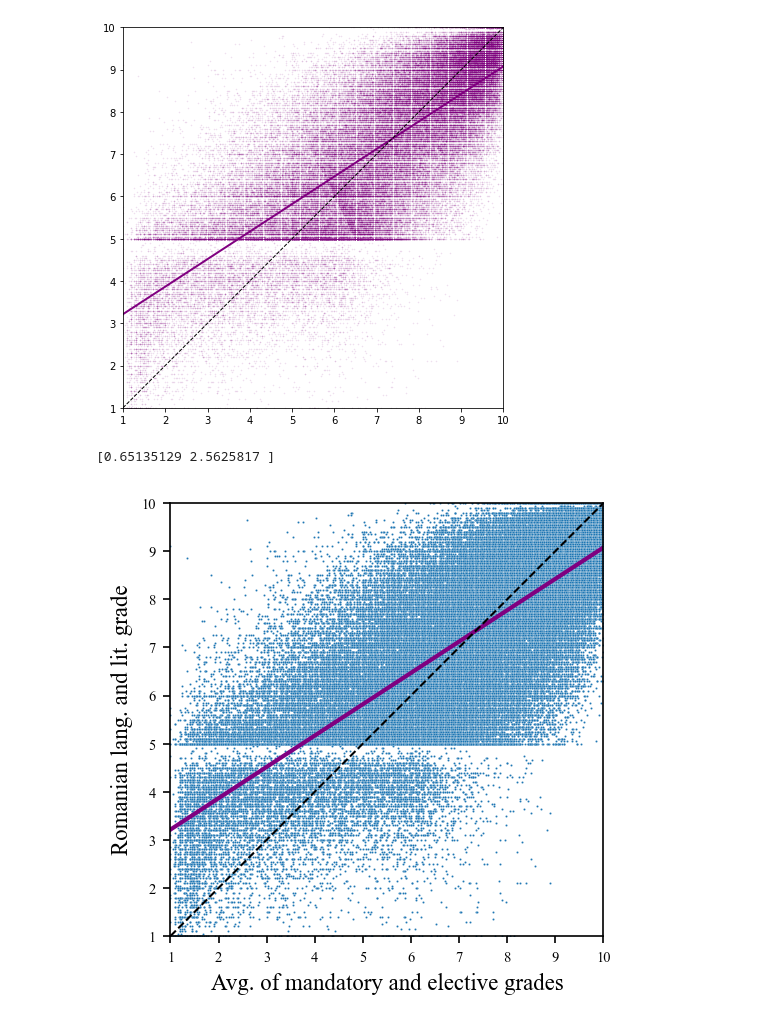
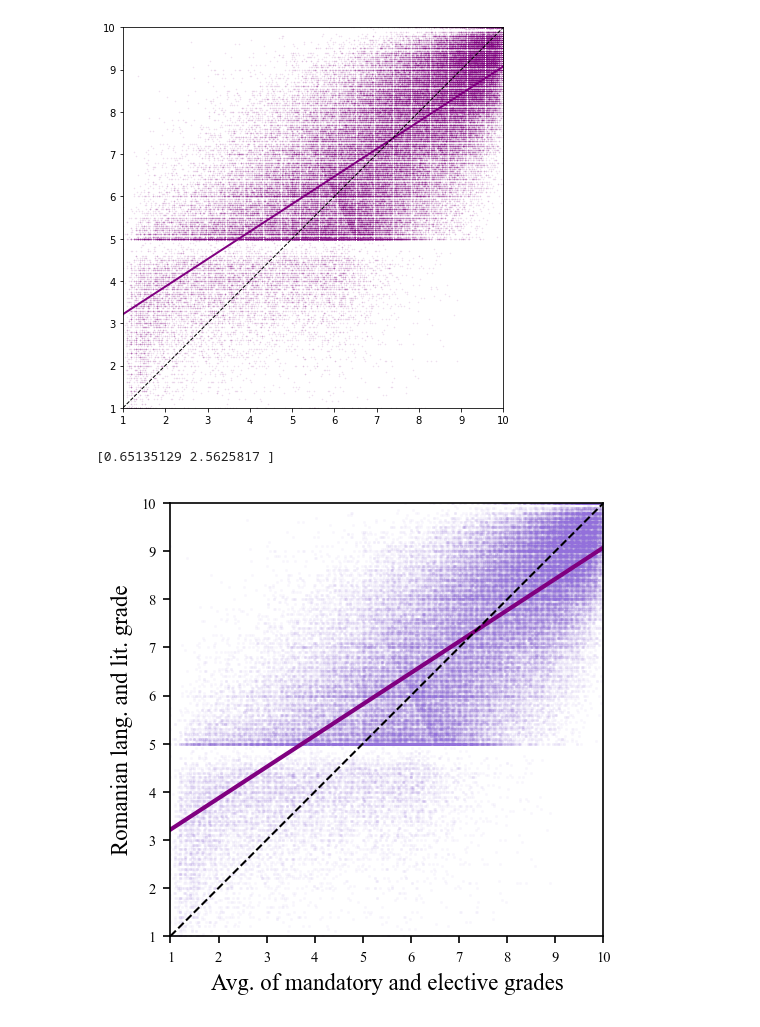
Before and after one commit to alparius/bac-stat, a Jupyter notebook: src/exp3_linear_reg.ipynb, the cells around one changed output. Drawn from its saved outputs; the diff is of its cells as text; code cells hidden in the pictures.

Commit message:
exp3 linear regression tryout, exp6 appeal plot finalised

```diff
--- a/src/exp3_linear_reg.ipynb
+++ b/src/exp3_linear_reg.ipynb
@@ -29,10 +29,16 @@ Note: you may need to restart the kernel to use updated packages.
 results_2019 = pd.read_csv("../data/bac-results-2019.csv", index_col=0)
 results_2020 = pd.read_csv("../data/bac-results-2020.csv", index_col=0)
 results_2021 = pd.read_csv("../data/bac-results-2021.csv", index_col=0)
+
+# convert to numeric what is possible
+results_2019 = results_2019.apply(pd.to_numeric, errors='coerce').fillna(results_2019)
+results_2020 = results_2020.apply(pd.to_numeric, errors='coerce').fillna(results_2020)
+results_2021 = results_2021.apply(pd.to_numeric, errors='coerce').fillna(results_2021)
+
+# replace NaNs with empty strings for easier searchability
 results_2019.fillna('', inplace=True)
 results_2020.fillna('', inplace=True)
 results_2021.fillna('', inplace=True)
-print()
 # %%
 # Let's plot the minorities' Romanian grades and the average of their electory and mandatory subjects.
 # Predict the Romanian grade from that average.
@@ -192,37 +198,35 @@ end_points_y = [linear_line_ro[0] * x + linear_line_ro[1] for x in end_points_x]
 with plt.rc_context(bundles.neurips2021(usetex=False, family='serif')):
     fig, ax = plt.subplots(dpi=150)
 
-    #ax.scatter(x_ro, y_ro, marker='.', alpha=0.15, color='mediumpurple', s=1)
-    sns.scatterplot(x_ro, y_ro, ax=ax, markers=['.'], s=1
-    #, marker='.', alpha=0.25, color='mediumpurple', s=3
-    )
+    ax.scatter(x_ro, y_ro, marker='.', alpha=0.05, color='mediumpurple', s=1)
+    #ax.hexbin(x_ro, y_ro, gridsize=18, cmap='Purples')
 
     plt.gca().set_aspect('equal', adjustable='box')
     ax.set_xlim(1, 10)
     ax.set_ylim(1, 10)
     ax.plot(end_points_x, end_points_y, linewidth = 2, color='purple')
     ax.plot(end_points_x, end_points_x, '--', linewidth = 1, color='black')
 
     ax.set_xlabel("Avg. of mandatory and elective grades", fontsize=11)
     ax.set_ylabel("Romanian lang. and lit. grade", fontsize=11)
 
     plt.show()
     fig.savefig('../doc/plots/exp3_linear_reg_rom.png', bbox_inches='tight')
 
 # with plt.rc_context(bundles.neurips2021(usetex=False, family='serif')):
 
 #     g = sns.jointplot(x = x_ro, y = y_ro, kind = 'hex', joint_kws=dict(gridsize=36))
 #     sns.regplot(x = x_ro, y = y_ro, ax=g.ax_joint, scatter=False)
 
 #     g.ax_marg_x.set_axis_off()
 #     g.ax_marg_y.set_axis_off()
 #     g.ax_joint.plot(end_points_x, end_points_x, '--', linewidth = 1, color='black')
 
 #     g.ax_joint.set_xlabel("Avg. of mandatory and elective grades", fontsize=13)
 #     g.ax_joint.set_ylabel("Romanian lang. and lit. grade", fontsize=13)
 
 #     plt.show()
 #     g.savefig('../doc/plots/exp3_linear_reg_rom.png', bbox_inches='tight')
 # %% [output]
 [0.65135129 2.5625817 ]
-[figure, old version]
+[figure, new version]
```
Also changed, not shown: parts of 2 cells of this notebook, 5 other files.
